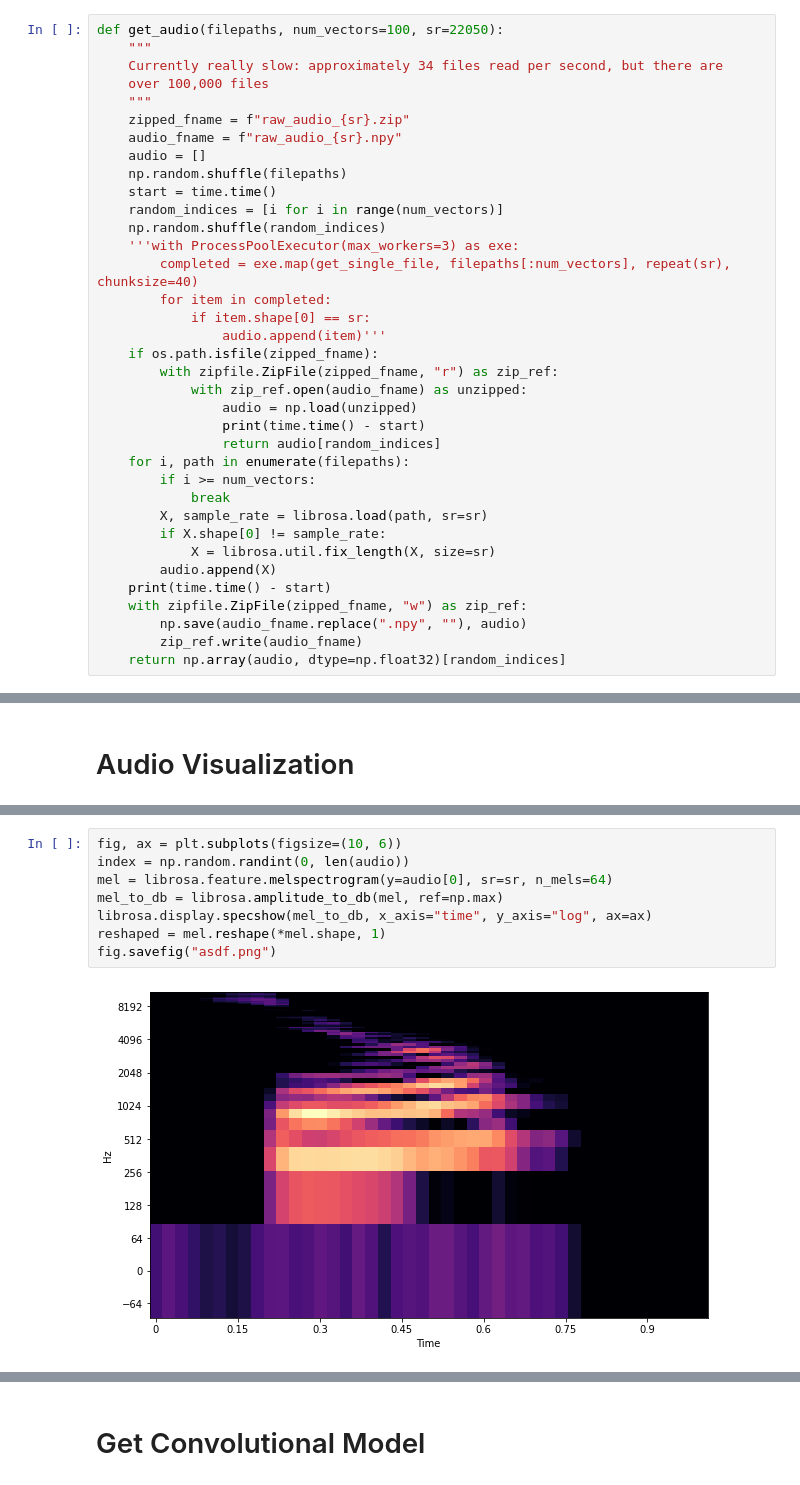
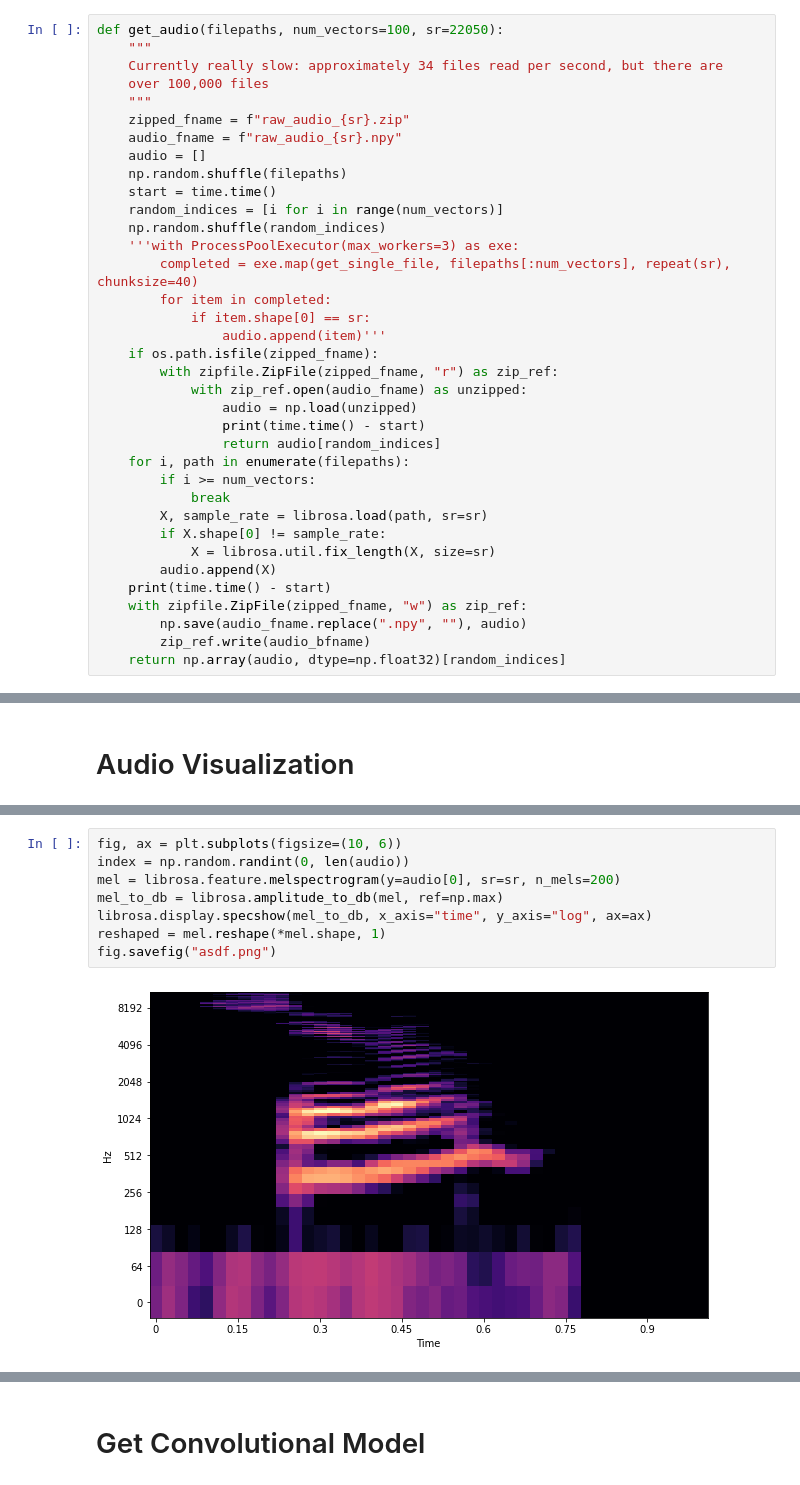
Before and after one commit to TaylorGrover/audio_encoder, a Jupyter notebook: Audio_Autoencoder.ipynb, the cells around one changed output, grey strips where cells are left out. Cells and saved outputs as stored; diff of their text form.

```diff
--- a/Audio_Autoencoder.ipynb
+++ b/Audio_Autoencoder.ipynb
@@ -42,7 +42,7 @@ def get_audio(filepaths, num_vectors=100, sr=22050):
     print(time.time() - start)
     with zipfile.ZipFile(zipped_fname, "w") as zip_ref:
         np.save(audio_fname.replace(".npy", ""), audio)
-        zip_ref.write(audio_fname)
+        zip_ref.write(audio_bfname)
     return np.array(audio, dtype=np.float32)[random_indices]
 # %%
 sr = 22050
@@ -69,10 +81,10 @@ ax.plot(audio[0])
 # %%
 fig, ax = plt.subplots(figsize=(10, 6))
 index = np.random.randint(0, len(audio))
-mel = librosa.feature.melspectrogram(y=audio[0], sr=sr, n_mels=64)
+mel = librosa.feature.melspectrogram(y=audio[0], sr=sr, n_mels=200)
 mel_to_db = librosa.amplitude_to_db(mel, ref=np.max)
 librosa.display.specshow(mel_to_db, x_axis="time", y_axis="log", ax=ax)
 reshaped = mel.reshape(*mel.shape, 1)
 fig.savefig("asdf.png")
 # %% [output]
-[figure, old version]
+[figure, new version]
```
Also changed, not shown: parts of 27 cells of this notebook, 12 other files.
